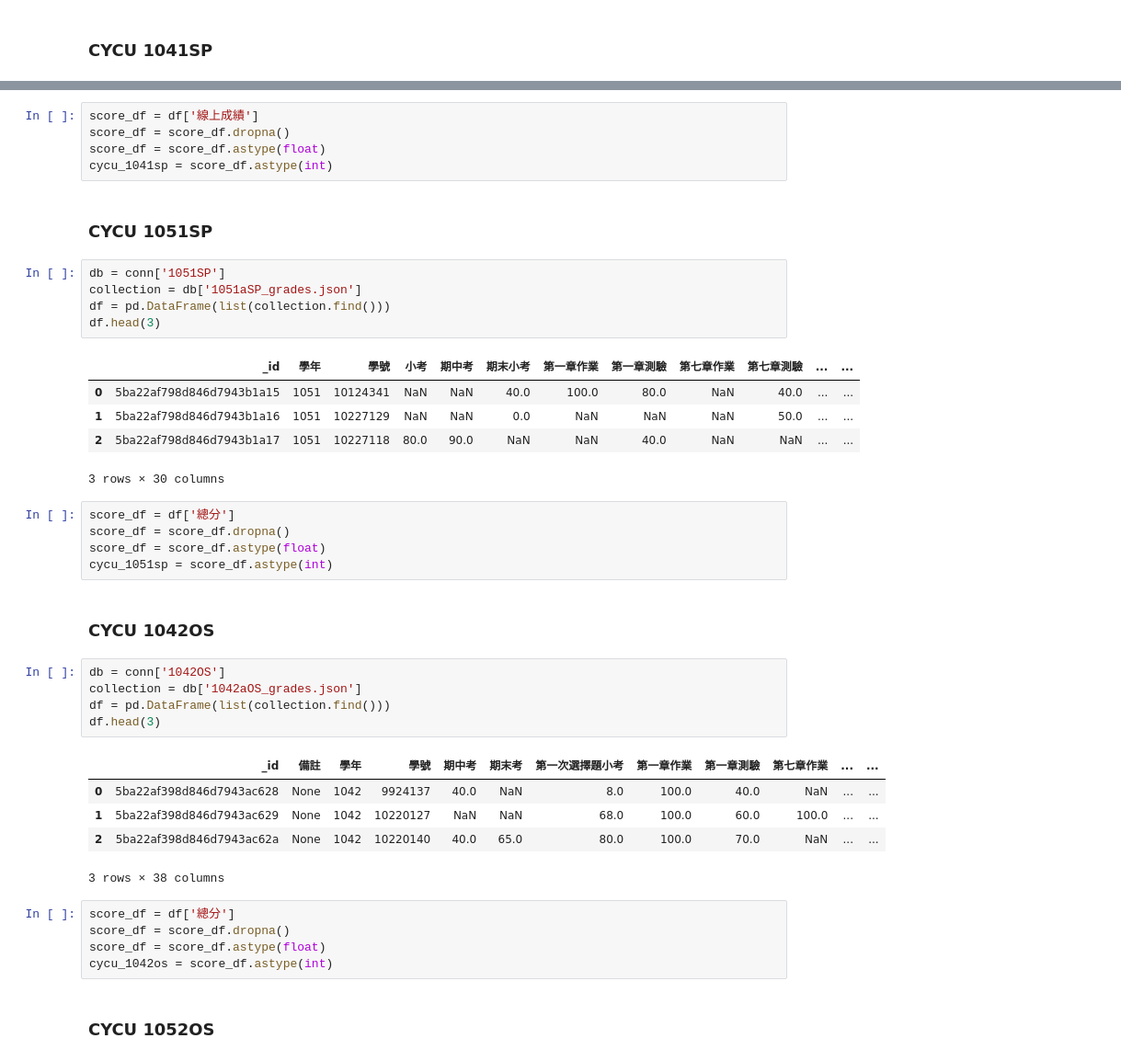
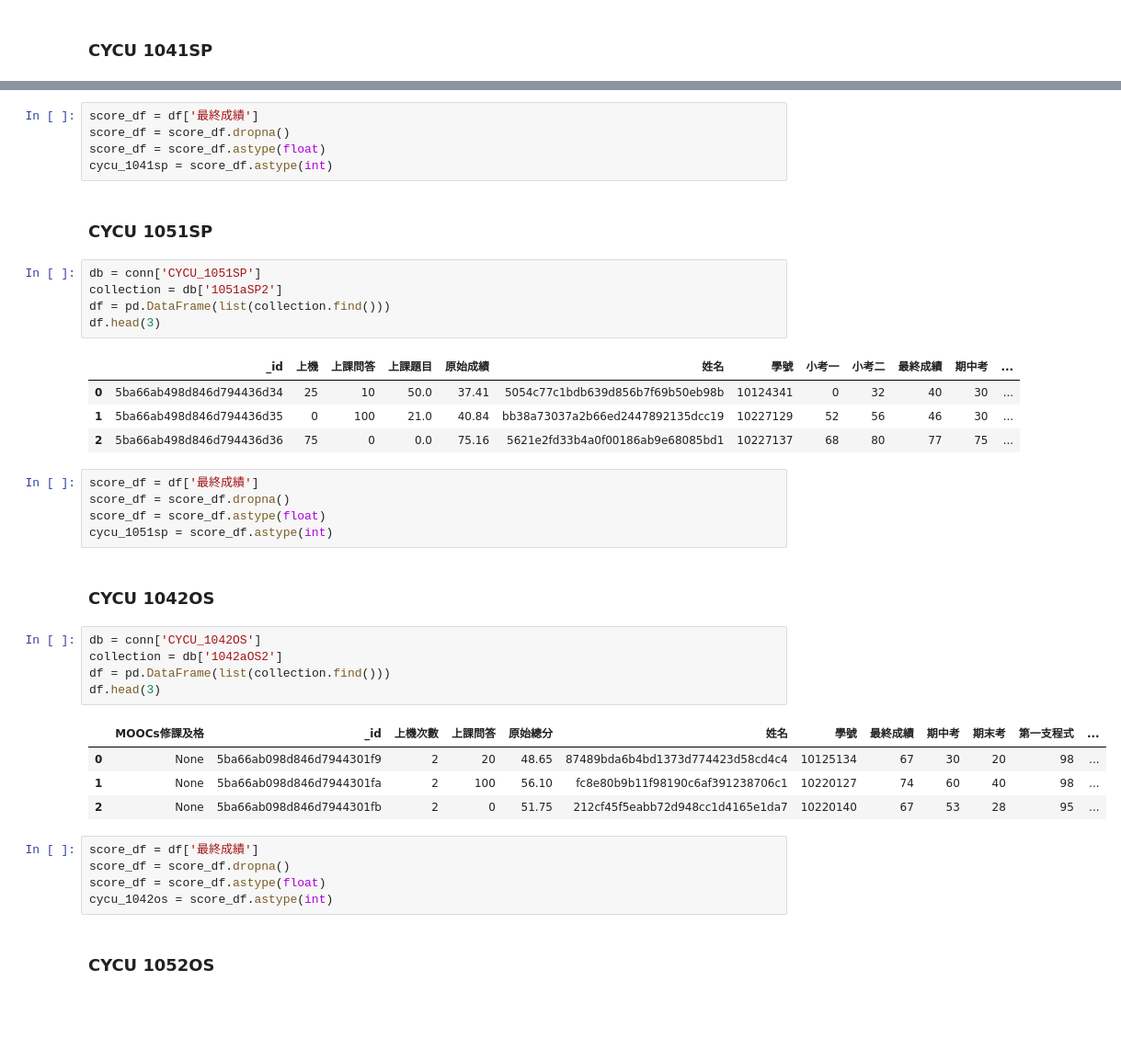
Before and after one commit to owen198/ds_comparision, a Jupyter notebook: datasets.ipynb, the cells around one changed output, grey strips where cells are left out. Shown at 92% size. Drawn from its saved outputs; the diff is of its cells as text; blank space fills up the shorter version.

```diff
--- a/datasets.ipynb
+++ b/datasets.ipynb
@@ -105,41 +151,39 @@ df.head(3)
 # %%
-score_df = df['線上成績']
+score_df = df['最終成績']
 score_df = score_df.dropna()
 score_df = score_df.astype(float)
 cycu_1041sp = score_df.astype(int)
 # %% [markdown]
 ### CYCU 1051SP
 # %%
-db = conn['1051SP']
-collection = db['1051aSP_grades.json']
+db = conn['CYCU_1051SP']
+collection = db['1051aSP2']
 df = pd.DataFrame(list(collection.find()))
 df.head(3)
 # %% [output]
-|  | _id | 學年 | 學號 | 小考 | 期中考 | 期末小考 | 第一章作業 | 第一章測驗 | 第七章作業 | 第七章測驗 | ... | ... |
-| 0 | 5ba22af798d846d7943b1a15 | 1051 | 10124341 | NaN | NaN | 40.0 | 100.0 | 80.0 | NaN | 40.0 | ... | ... |
-| 1 | 5ba22af798d846d7943b1a16 | 1051 | 10227129 | NaN | NaN | 0.0 | NaN | NaN | NaN | 50.0 | ... | ... |
-| 2 | 5ba22af798d846d7943b1a17 | 1051 | 10227118 | 80.0 | 90.0 | NaN | NaN | 40.0 | NaN | NaN | ... | ... |
+|  | _id | 上機 | 上課問答 | 上課題目 | 原始成績 | 姓名 | 學號 | 小考一 | 小考二 | 最終成績 | 期中考 | ... |
+| 0 | 5ba66ab498d846d794436d34 | 25 | 10 | 50.0 | 37.41 | 5054c77c1bdb639d856b7f69b50eb98b | 10124341 | 0 | 32 | 40 | 30 | ... |
+| 1 | 5ba66ab498d846d794436d35 | 0 | 100 | 21.0 | 40.84 | bb38a73037a2b66ed2447892135dcc19 | 10227129 | 52 | 56 | 46 | 30 | ... |
+| 2 | 5ba66ab498d846d794436d36 | 75 | 0 | 0.0 | 75.16 | 5621e2fd33b4a0f00186ab9e68085bd1 | 10227137 | 68 | 80 | 77 | 75 | ... |
-3 rows × 30 columns
 # %%
-score_df = df['總分']
+score_df = df['最終成績']
 score_df = score_df.dropna()
 score_df = score_df.astype(float)
 cycu_1051sp = score_df.astype(int)
 # %% [markdown]
 ### CYCU 1042OS
 # %%
-db = conn['1042OS']
-collection = db['1042aOS_grades.json']
+db = conn['CYCU_1042OS']
+collection = db['1042aOS2']
 df = pd.DataFrame(list(collection.find()))
 df.head(3)
 # %% [output]
-|  | _id | 備註 | 學年 | 學號 | 期中考 | 期末考 | 第一次選擇題小考 | 第一章作業 | 第一章測驗 | 第七章作業 | ... | ... |
-| 0 | 5ba22af398d846d7943ac628 | None | 1042 | 9924137 | 40.0 | NaN | 8.0 | 100.0 | 40.0 | NaN | ... | ... |
-| 1 | 5ba22af398d846d7943ac629 | None | 1042 | 10220127 | NaN | NaN | 68.0 | 100.0 | 60.0 | 100.0 | ... | ... |
-| 2 | 5ba22af398d846d7943ac62a | None | 1042 | 10220140 | 40.0 | 65.0 | 80.0 | 100.0 | 70.0 | NaN | ... | ... |
+|  | MOOCs修課及格 | _id | 上機次數 | 上課問答 | 原始總分 | 姓名 | 學號 | 最終成績 | 期中考 | 期末考 | 第一支程式 | ... |
+| 0 | None | 5ba66ab098d846d7944301f9 | 2 | 20 | 48.65 | 87489bda6b4bd1373d774423d58cd4c4 | 10125134 | 67 | 30 | 20 | 98 | ... |
+| 1 | None | 5ba66ab098d846d7944301fa | 2 | 100 | 56.10 | fc8e80b9b11f98190c6af391238706c1 | 10220127 | 74 | 60 | 40 | 98 | ... |
+| 2 | None | 5ba66ab098d846d7944301fb | 2 | 0 | 51.75 | 212cf45f5eabb72d948cc1d4165e1da7 | 10220140 | 67 | 53 | 28 | 95 | ... |
-3 rows × 38 columns
 # %%
-score_df = df['總分']
+score_df = df['最終成績']
 score_df = score_df.dropna()
 score_df = score_df.astype(float)
 cycu_1042os = score_df.astype(int)
```
Also changed, not shown: parts of 26 cells of this notebook, 1 other file.
